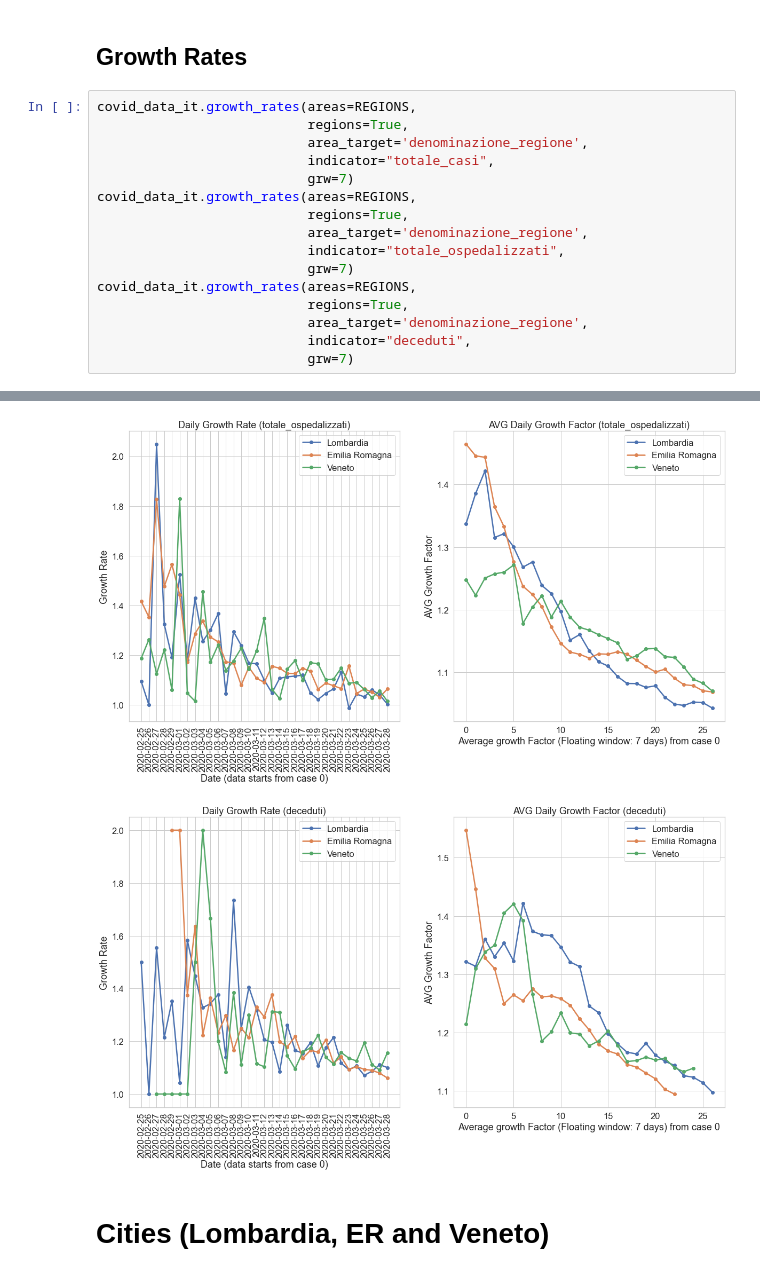
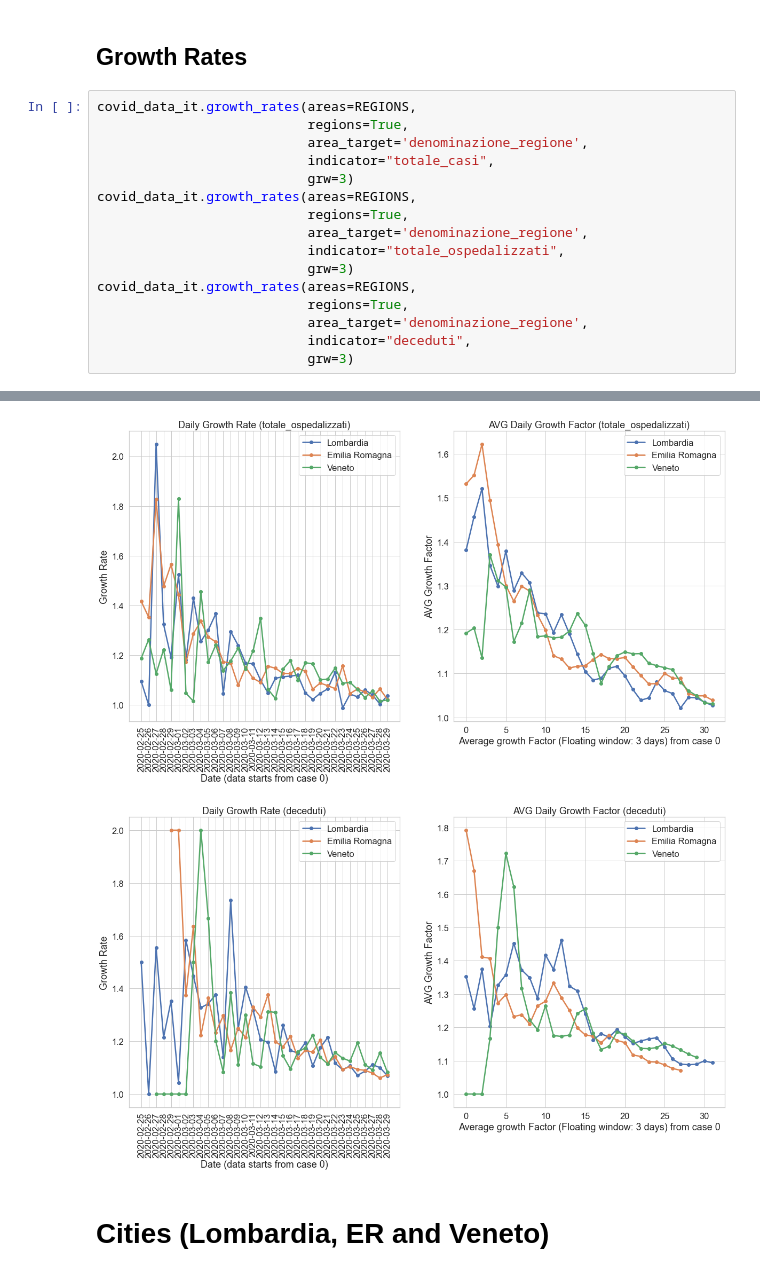
Before and after one commit to paxelito/covid-19-italy, a Jupyter notebook: notebooks/COVID_clear_L_ER_V.ipynb, the cells around one changed output, grey strips where cells are left out. Cells and saved outputs as stored; diff of their text form.

```diff
--- a/notebooks/COVID_clear_L_ER_V.ipynb
+++ b/notebooks/COVID_clear_L_ER_V.ipynb
@@ -76,15 +76,15 @@ covid_data_it.growth_rates(areas=REGIONS,
                            regions=True,
                            area_target='denominazione_regione',
                            indicator="totale_casi",
-                           grw=7)
+                           grw=3)
 covid_data_it.growth_rates(areas=REGIONS,
                            regions=True,
                            area_target='denominazione_regione',
                            indicator="totale_ospedalizzati",
-                           grw=7)
+                           grw=3)
 covid_data_it.growth_rates(areas=REGIONS,
                            regions=True,
                            area_target='denominazione_regione',
                            indicator="deceduti",
-                           grw=7)
+                           grw=3)
 # %% [output]
@@ -92,5 +92,5 @@ covid_data_it.growth_rates(areas=REGIONS,
-[figure, old version]
+[figure, new version]
-[figure, old version]
+[figure, new version]
 # %% [markdown]
 # Cities (Lombardia, ER and Veneto)
 # %% [markdown]
```
Also changed, not shown: parts of 6 cells of this notebook.
